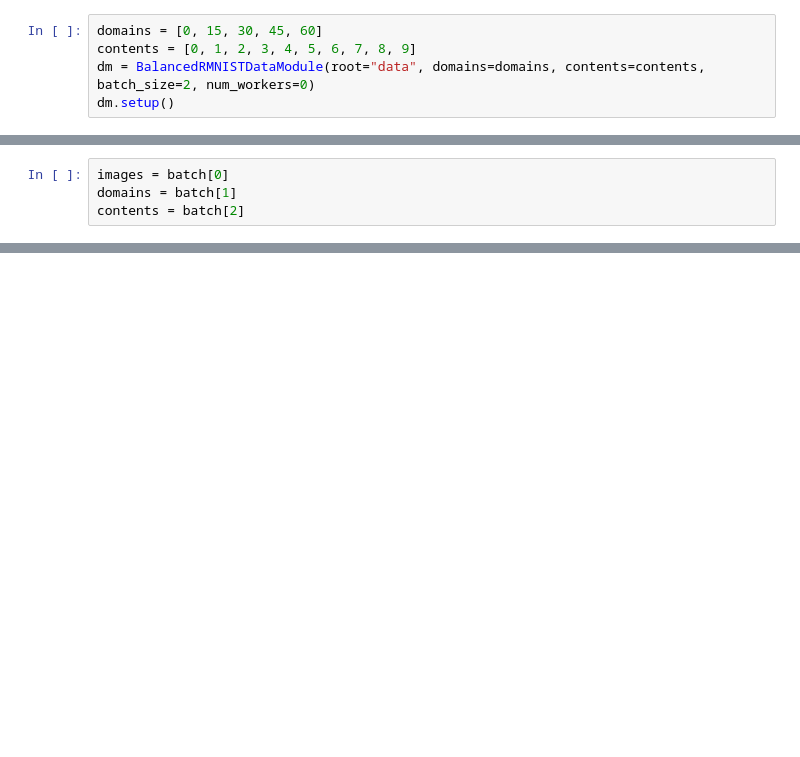
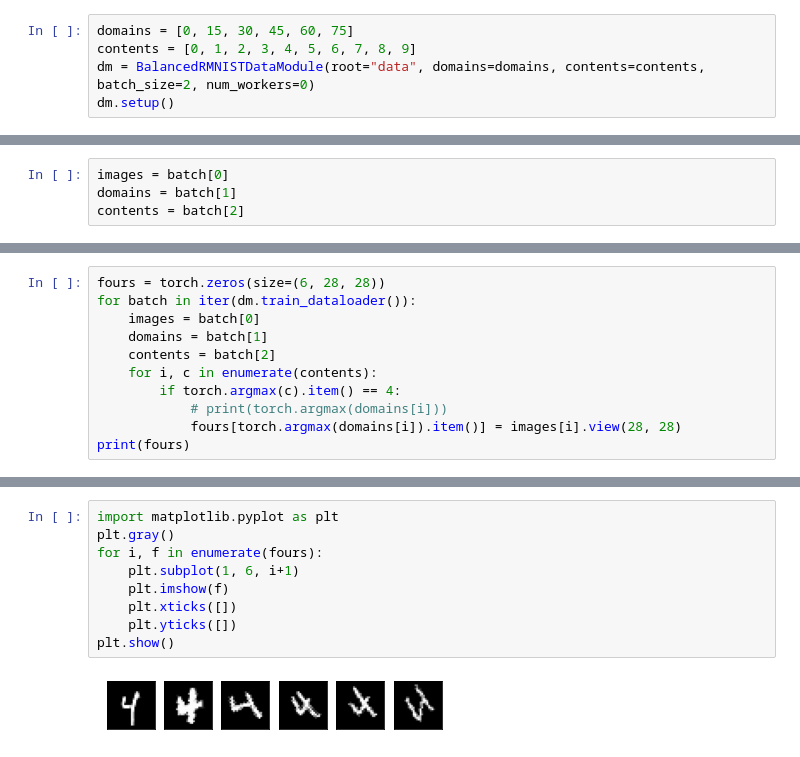
Before and after one commit to leon-marx/bachelor-lightning, a Jupyter notebook: debugging/debug_notebook.ipynb, the cells around one changed output, grey strips where cells are left out. Saved outputs shown, nothing was run; the diff lists cells and outputs as text; blank space fills up the shorter version.

```diff
--- a/debugging/debug_notebook.ipynb
+++ b/debugging/debug_notebook.ipynb
@@ -841,7 +841,7 @@ model = CVAE_v3.load_from_checkpoint(ckpt_path, num_domains=num_domains, num_con
                                      upsampling=upsampling, dropout=dropout, batch_norm=batch_norm, loss_mode=loss_mode,
                                      lamb=lamb, no_bn_last=no_bn_last)
 # %%
-domains = [0, 15, 30, 45, 60]
+domains = [0, 15, 30, 45, 60, 75]
 contents = [0, 1, 2, 3, 4, 5, 6, 7, 8, 9]
 dm = BalancedRMNISTDataModule(root="data", domains=domains, contents=contents, batch_size=2, num_workers=0)
 dm.setup()
@@ -881,0 +854,11 @@ tensor(-0.7525, grad_fn=<MinBackward1>) tensor(1.4866, grad_fn=<MaxBackward1>)
+# %%
+fours = torch.zeros(size=(6, 28, 28))
+for batch in iter(dm.train_dataloader()):
+    images = batch[0]
+    domains = batch[1]
+    contents = batch[2]
+    for i, c in enumerate(contents):
+        if torch.argmax(c).item() == 4:
+            # print(torch.argmax(domains[i]))
+            fours[torch.argmax(domains[i]).item()] = images[i].view(28, 28)
+print(fours)
@@ -881,0 +883,11 @@ tensor(-0.7525, grad_fn=<MinBackward1>) tensor(1.4866, grad_fn=<MaxBackward1>)
+# %%
+import matplotlib.pyplot as plt
+plt.gray()
+for i, f in enumerate(fours):
+    plt.subplot(1, 6, i+1)
+    plt.imshow(f)
+    plt.xticks([])
+    plt.yticks([])
+plt.show()
+# %% [output]
+[figure, added]
```
Also changed, not shown: parts of 4 cells of this notebook, 2 other files.
